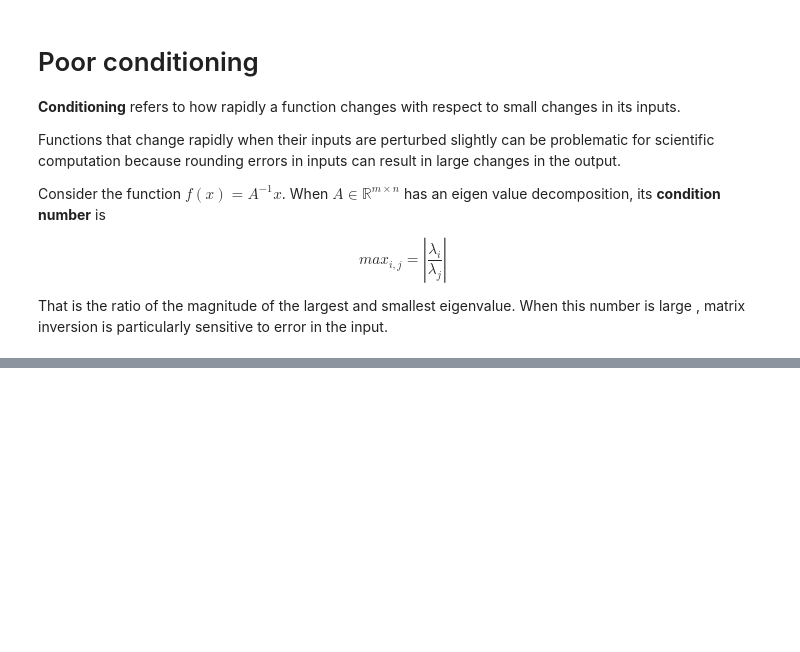
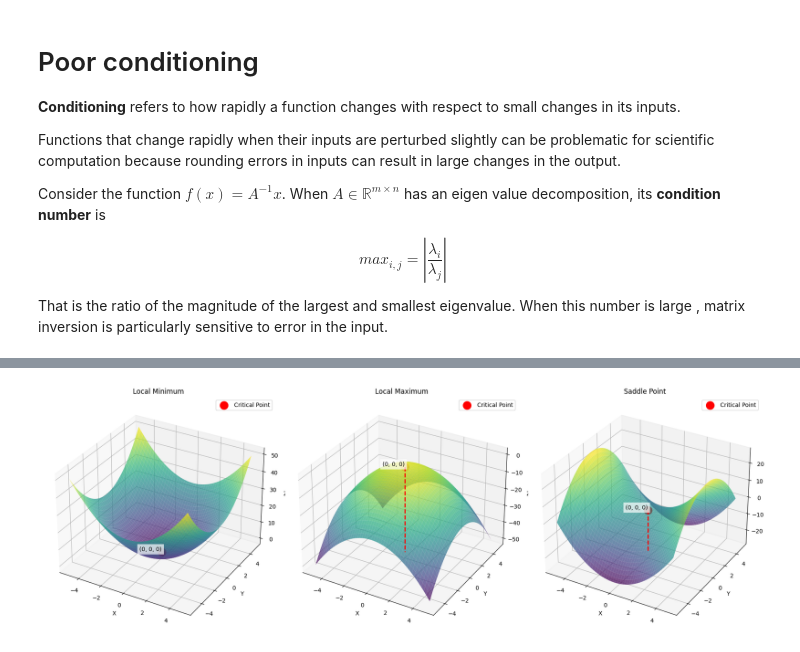
Before and after one commit to woodRock/deep-learning-goodfellow, a Jupyter notebook: chapter_4_numerical_computation.ipynb, the cells around one changed output, grey strips where cells are left out. Cells and saved outputs as stored; diff of their text form; code cells hidden in the pictures; blank space fills up the shorter version.

```diff
--- a/chapter_4_numerical_computation.ipynb
+++ b/chapter_4_numerical_computation.ipynb
@@ -108,0 +172,54 @@ y2 = [ 2.66994094 12.81898108  4.99072713]
+# %%
+import numpy as np
+import matplotlib.pyplot as plt
+from mpl_toolkits.mplot3d import Axes3D
+
+def plot_critical_point(ax, func, title, critical_point):
+    x = np.linspace(-5, 5, 100)
+    y = np.linspace(-5, 5, 100)
+    X, Y = np.meshgrid(x, y)
+    Z = func(X, Y)
+
+    # Plot the surface with slightly increased transparency
+    ax.plot_surface(X, Y, Z, cmap='viridis', alpha=0.7)
+
+    ax.set_xlabel('X')
+    ax.set_ylabel('Y')
+    ax.set_zlabel('Z')
+    ax.set_title(title)
+
+    # Annotate the critical point
+    x_c, y_c, z_c = critical_point
+
+    # Add a vertical line from the critical point to the xy-plane
+    ax.plot([x_c, x_c], [y_c, y_c], [z_c, ax.get_zlim()[0]], color='red', linestyle='--', linewidth=2, zorder=10)
+
+    # Plot the critical point with increased size and zorder
+    ax.scatter(x_c, y_c, z_c, color='red', s=200, label='Critical Point', zorder=11)
+
+    # Add text annotation with adjusted position and zorder
+    ax.text(x_c, y_c, z_c, f'({x_c}, {y_c}, {z_c})', fontsize=10,
+            horizontalalignment='right', verticalalignment='bottom',
+            zorder=11, bbox=dict(facecolor='white', edgecolor='none', alpha=0.7))
+
+    ax.legend()
+
+# Create the figure and subplots
+fig = plt.figure(figsize=(18, 6))
+
+# Local Minimum: f(x,y) = x^2 + y^2
+ax1 = fig.add_subplot(131, projection='3d')
+plot_critical_point(ax1, lambda x, y: x**2 + y**2, 'Local Minimum', (0, 0, 0))
+
+# Local Maximum: f(x,y) = -(x^2 + y^2)
+ax2 = fig.add_subplot(132, projection='3d')
+plot_critical_point(ax2, lambda x, y: -(x**2 + y**2), 'Local Maximum', (0, 0, 0))
+
+# Saddle Point: f(x,y) = x^2 - y^2
+ax3 = fig.add_subplot(133, projection='3d')
+plot_critical_point(ax3, lambda x, y: x**2 - y**2, 'Saddle Point', (0, 0, 0))
+
+plt.tight_layout()
+plt.show()
+# %% [output]
+[figure, added]
```
Also changed, not shown: parts of 31 cells of this notebook.
